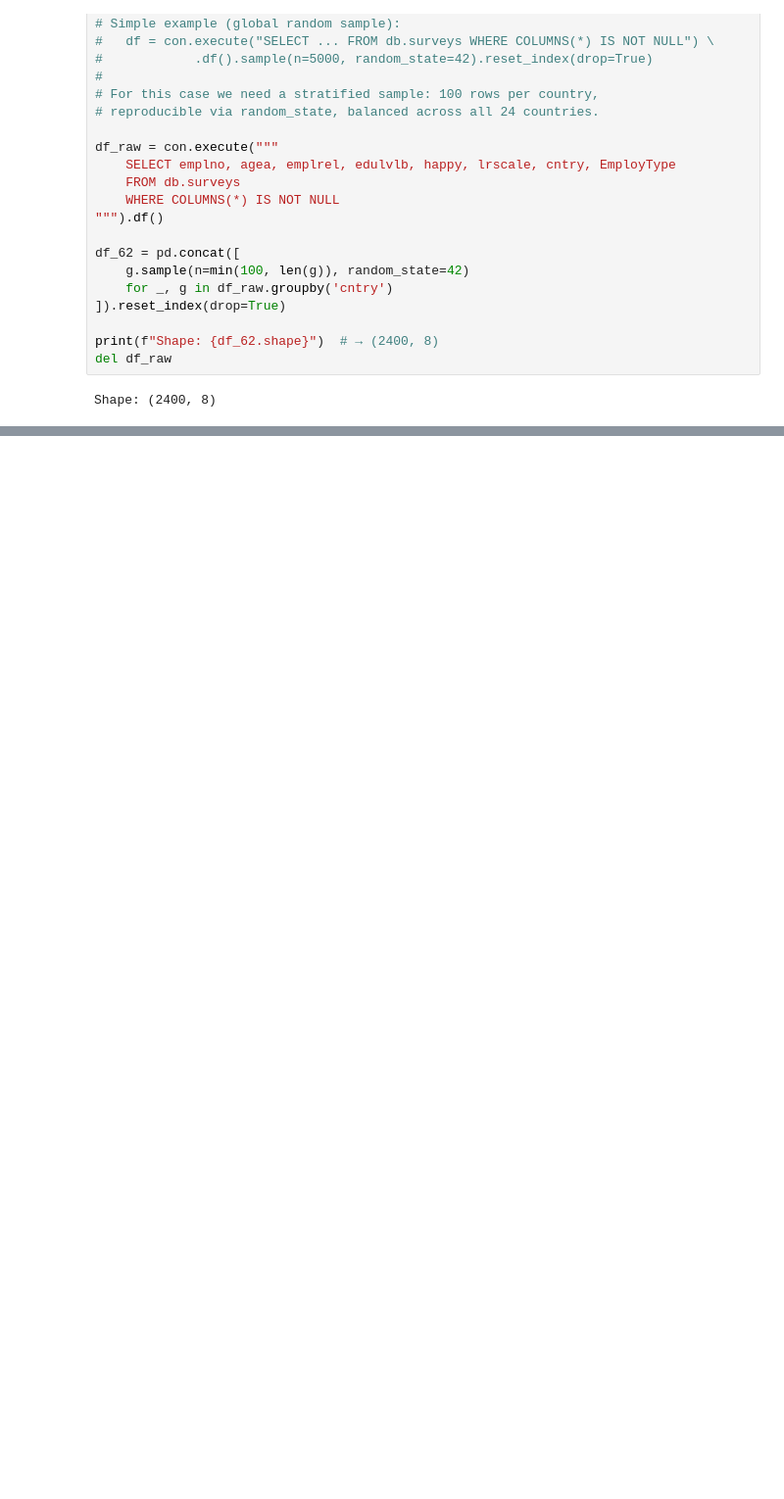
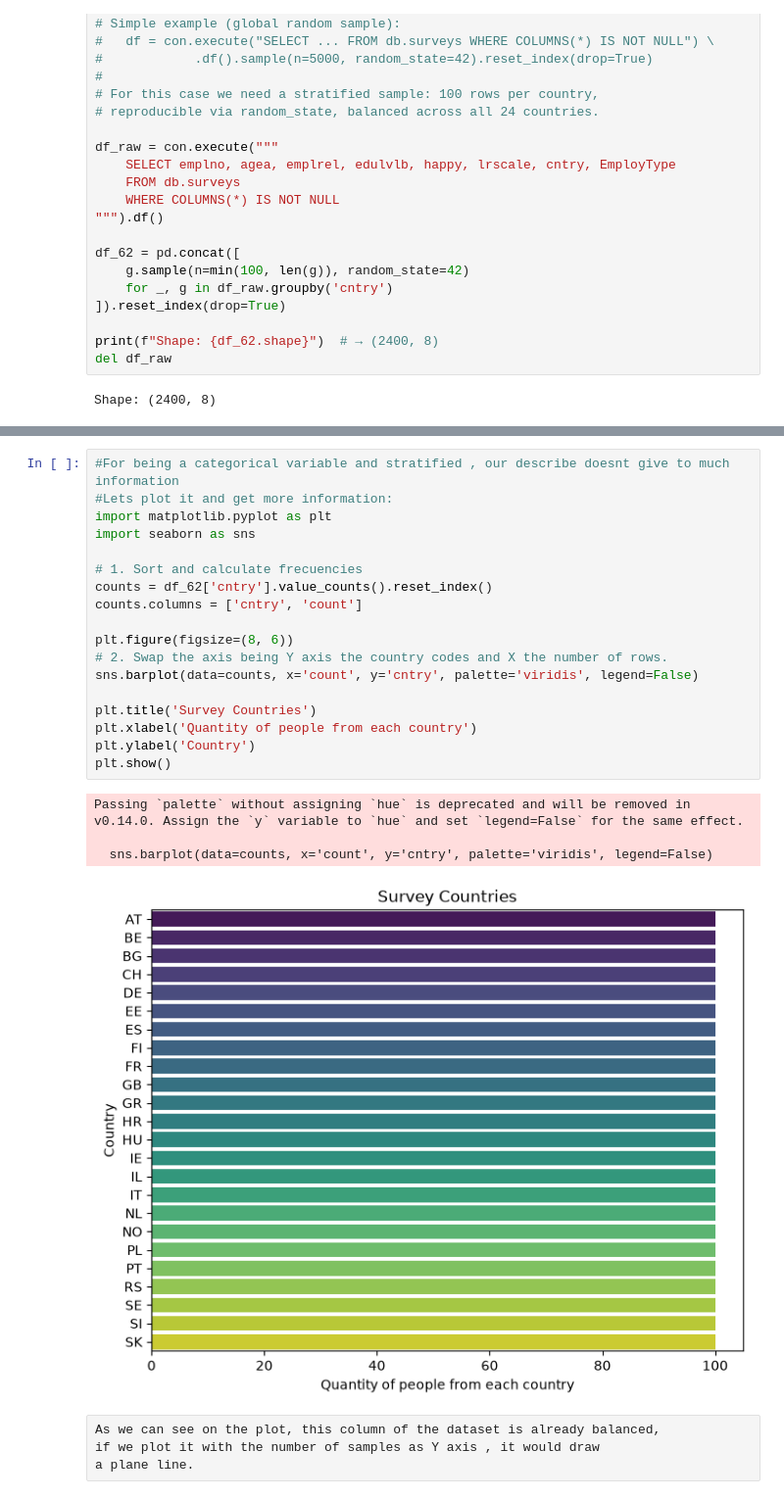
Before and after one commit to JosBerGon34/DataScienceCourse, a Jupyter notebook: notebooks/Ex6.2.ipynb, the cells around one changed output, grey strips where cells are left out. Shown at 98% size. Drawn from its saved outputs; the diff is of its cells as text; blank space fills up the shorter version.

```diff
--- a/notebooks/Ex6.2.ipynb
+++ b/notebooks/Ex6.2.ipynb
@@ -228,0 +279,27 @@ B) Compute statistical profiling metrics (mean, median, standard deviation, IQR,
+# %%
+#For being a categorical variable and stratified , our describe doesnt give to much information
+#Lets plot it and get more information:
+import matplotlib.pyplot as plt
+import seaborn as sns
+
+# 1. Sort and calculate frecuencies
+counts = df_62['cntry'].value_counts().reset_index()
+counts.columns = ['cntry', 'count']
+
+plt.figure(figsize=(8, 6))
+# 2. Swap the axis being Y axis the country codes and X the number of rows.
+sns.barplot(data=counts, x='count', y='cntry', palette='viridis', legend=False)
+
+plt.title('Survey Countries')
+plt.xlabel('Quantity of people from each country')
+plt.ylabel('Country')
+plt.show()
+# %% [output]
+Passing `palette` without assigning `hue` is deprecated and will be removed in v0.14.0. Assign the `y` variable to `hue` and set `legend=False` for the same effect.
+
+  sns.barplot(data=counts, x='count', y='cntry', palette='viridis', legend=False)
+[figure, added]
+# %% [raw]
+As we can see on the plot, this column of the dataset is already balanced,
+if we plot it with the number of samples as Y axis , it would draw
+a plane line.
```
Also changed, not shown: parts of 5 cells of this notebook, 1 other file.
